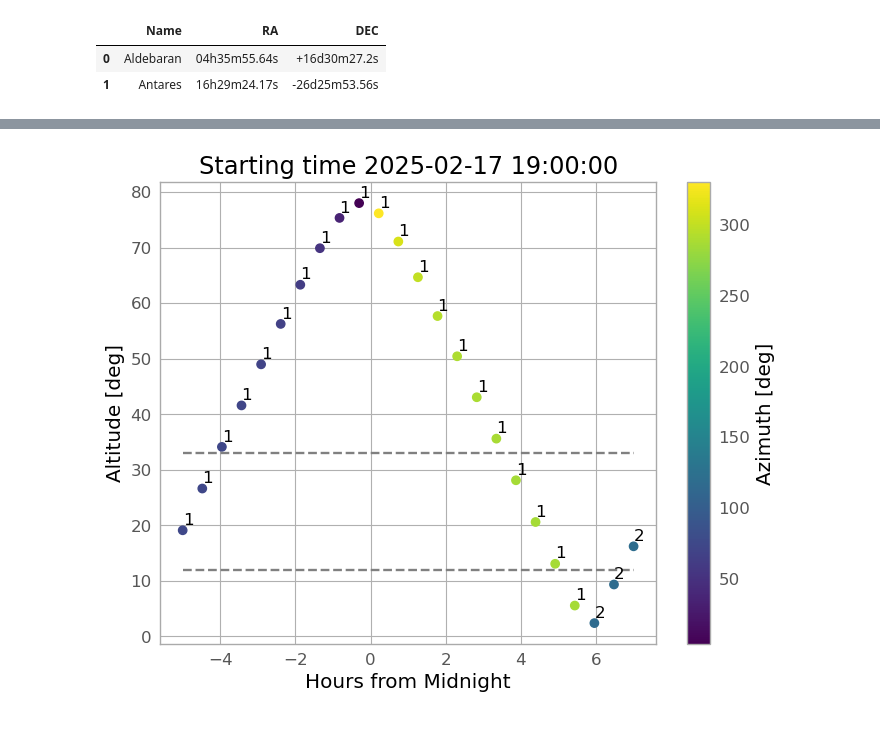
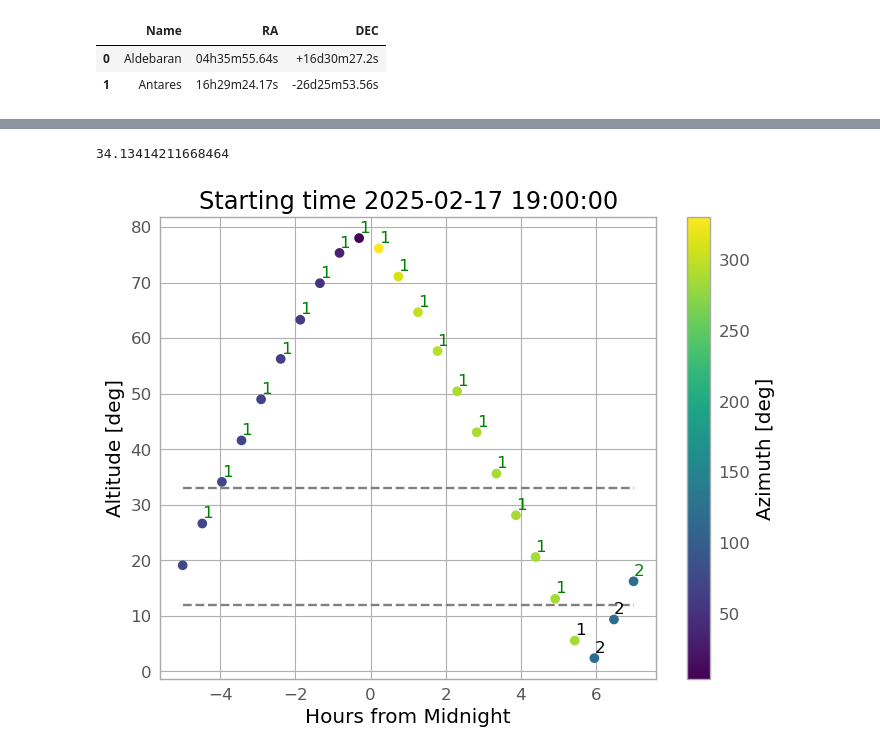
Before and after one commit to ccuellarn/Transient-Operation, a Jupyter notebook: Sketch.ipynb, the cells around one changed output, grey strips where cells are left out. Drawn from its saved outputs; the diff is of its cells as text; code cells hidden in the pictures.

Commit message:
Stablish good observations

```diff
--- a/Sketch.ipynb
+++ b/Sketch.ipynb
@@ -67,8 +68,8 @@ timescale = ['m', 30]
 #Priority\order items 'Extraordinary','High','Medium','Low'
 priority = ['E','H','M','L']
 
-#Limit of good observation, usually are 33 degree on altitude parameter
-limit = 33
+#Limit of telescopes for observations, usually are 33 degree - 12 degree
+limit = 33 , 12
 # %%
 #Convert the DMS format to degrees
 def ConvertLaLo(observer):
@@ -87,6 +88,8 @@ def ConvertLaLo(observer):
 
     return convert
 
+ManyOb = len(alert) + 1
+
 alert
 # %% [output]
 |  | Name | RA | DEC |
@@ -188,38 +199,56 @@ Data[0]
+# %%
+def EstablishLimits(Data,rango):
+
+    limits = []
+
+    for i in range(1,rango):
+        Ob = Data.copy()
+        Ob = Ob[Ob['Label'] == i].sort_values(by='Alt', ascending=False, na_position='first')
+        Ob['Order max'] = Ob['Alt'] > 33.0
+        Ob['Order min'] = Ob['Alt'] > 12.0
+        Datamax = Ob.copy()
+        Datamin = Ob.copy()
+
+        Datamax = (Datamax[Datamax['Order max'] != False].tail(1))['Alt']
+        Datamin = (Datamin[Datamin['Order min'] != False].tail(1))['Alt']
+        limits.append((Datamax, Datamin))
+
+    return limits
+
+limits = EstablishLimits(Data,ManyOb)
+limits[0][0].iloc[0]
+# %% [output]
+34.13414211668464
 # %%
-#Other functions
+ALT = [each for each in Data['Alt']]
+AZ = Data['Az']
+label = [each for each in Data['Label']]
 
-#Take the data from the analysis to graphic
-def EstablishCoord(Data):
-    ALT = []
-    AZ = []
-    label = []
-
-    for each in Data:
-        ALT.append(each['Alt'].iloc[0])
-        AZ.append(each['Az'].iloc[0])
-        label.append(each['Label'].iloc[0])
-    return ALT,AZ,label
-
-ALT,AZ,label = EstablishCoord(Data)
-
+#Graphic
 plt.style.use(astropy_mpl_style)
 quantity_support()
 
 plt.scatter(time, ALT,c=AZ,cmap="viridis",lw=1)
 
 #Limits of good observations
-plt.plot(time, np.linspace(33,33,len(time)),'--',color='grey')
-plt.plot(time, np.linspace(12,12,len(time)),'--',color='grey')
+plt.plot(time, np.linspace(limit[0],limit[0],len(time)),'--',color='grey')
+plt.plot(time, np.linspace(limit[1],limit[1],len(time)),'--',color='grey')
 
 plt.colorbar().set_label("Azimuth [deg]")
 plt.xlabel("Hours from Midnight")
 plt.ylabel("Altitude [deg]")
 plt.title('Starting time {}'.format(date_i))
 
 # Loop for annotation of all points
-for i in range(len(time)):
-    plt.annotate(label[i], (time[i], ALT[i] + 1))
+for i in range(1,len(time)):
+
+    if limits[0][0].iloc[0] <= ALT[i] or ALT[i] >= limits[0][1].iloc[0]:
+
+        plt.annotate(label[i], (time[i], ALT[i] + 1),color='green')
+
+    else:
+        plt.annotate(label[i], (time[i], ALT[i] + 1),color='k')
 
 plt.show()
 # %% [output]
-[figure, old version]
+[figure, new version]
```
Also changed, not shown: parts of 2 cells of this notebook, 1 other file.
